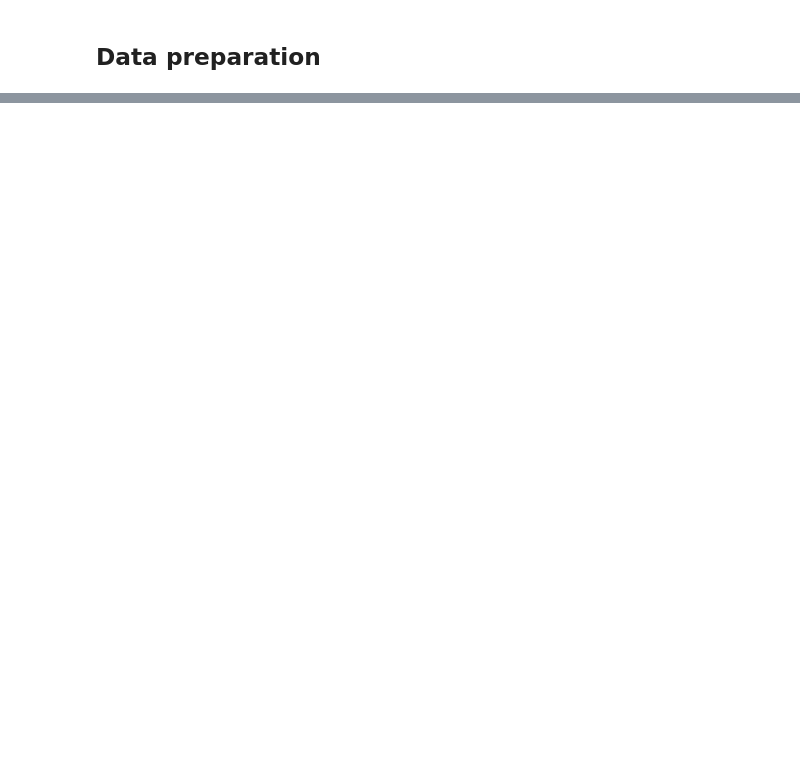
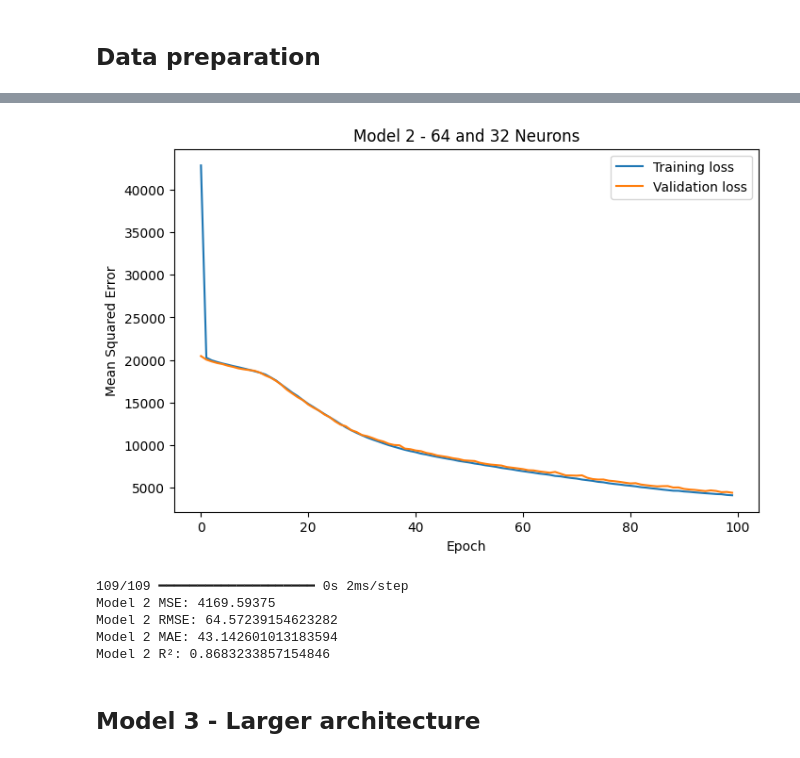
Before and after one commit to mariacastrom00/AI_exercises_MJCM, a Jupyter notebook: assignment4_MJCM_AH2179.ipynb, the cells around one changed output, grey strips where cells are left out. Saved outputs shown, nothing was run; the diff lists cells and outputs as text; code cells hidden in the pictures; blank space fills up the shorter version.

```diff
--- a/assignment4_MJCM_AH2179.ipynb
+++ b/assignment4_MJCM_AH2179.ipynb
@@ -296,0 +236,12 @@ Provide a reflection on the dimensionality reduction results obtained using PCA
+# %%
+# Scale predictors
+
+from sklearn.preprocessing import StandardScaler
+
+scaler = StandardScaler()
+
+X_train_scaled = scaler.fit_transform(X_train)
+X_test_scaled = scaler.transform(X_test)
+
+print(X_train_scaled.shape)
+print(X_test_scaled.shape)
@@ -296,0 +355,20 @@ Provide a reflection on the dimensionality reduction results obtained using PCA
+# %%
+# Model 2: Larger neural network
+
+model_2 = Sequential([
+    Dense(64, activation='relu', input_shape=(X_train_scaled.shape[1],)),
+    Dense(32, activation='relu'),
+    Dense(1)])
+
+model_2.compile(
+    optimizer='adam',
+    loss='mse',
+    metrics=['mae'])
+
+history_2 = model_2.fit(
+    X_train_scaled,
+    y_train,
+    validation_split=0.2,
+    epochs=100,
+    batch_size=32,
+    verbose=1)
@@ -296,0 +393,36 @@ Provide a reflection on the dimensionality reduction results obtained using PCA
+# %%
+# MODEL 2
+plt.figure(figsize=(8,5))
+
+plt.plot(history_2.history['loss'], label='Training loss')
+plt.plot(history_2.history['val_loss'], label='Validation loss')
+
+plt.xlabel('Epoch')
+plt.ylabel('Mean Squared Error')
+plt.title('Model 2 - 64 and 32 Neurons')
+plt.legend()
+
+plt.show()
+# %% [output]
+[figure, added]
+# %%
+# Evaluation of model 2
+y_pred_2 = model_2.predict(X_test_scaled).flatten()
+
+mse_2 = mean_squared_error(y_test, y_pred_2)
+rmse_2 = np.sqrt(mse_2)
+mae_2 = mean_absolute_error(y_test, y_pred_2)
+r2_2 = r2_score(y_test, y_pred_2)
+
+print("Model 2 MSE:", mse_2)
+print("Model 2 RMSE:", rmse_2)
+print("Model 2 MAE:", mae_2)
+print("Model 2 R²:", r2_2)
+# %% [output]
+109/109 ━━━━━━━━━━━━━━━━━━━━ 0s 2ms/step
+Model 2 MSE: 4169.59375
+Model 2 RMSE: 64.57239154623282
+Model 2 MAE: 43.142601013183594
+Model 2 R²: 0.8683233857154846
+# %% [markdown]
+## Model 3 - Larger architecture
```
Also changed, not shown: parts of 81 cells of this notebook.
